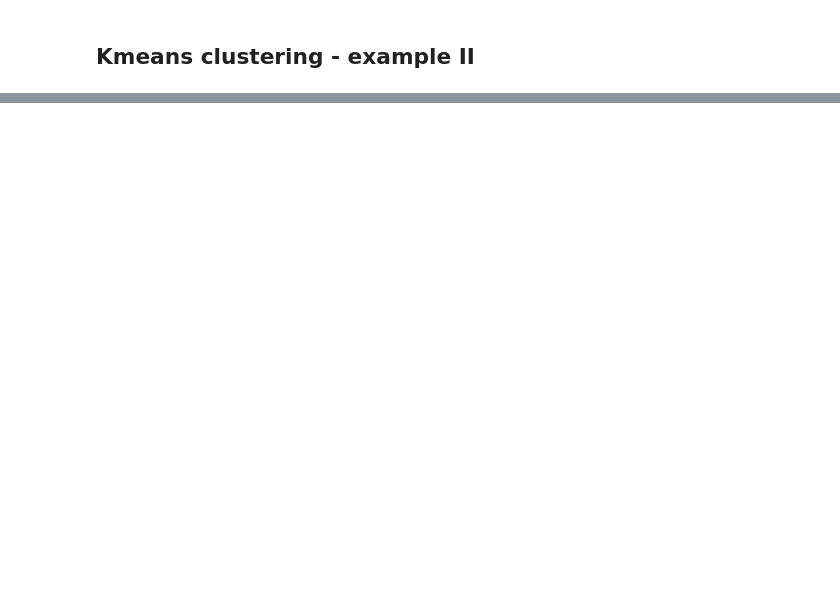
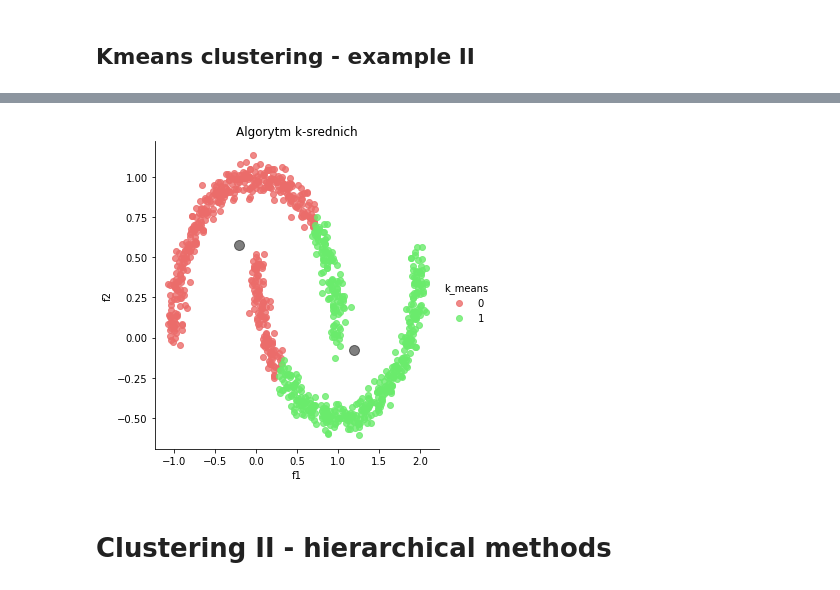
Before and after one commit to Marcin279/Machine_Learning, a Jupyter notebook: lab6_clustering/Clustering.ipynb, the cells around one changed output, grey strips where cells are left out. Drawn from its saved outputs; the diff is of its cells as text; code cells hidden in the pictures; blank space fills up the shorter version.

```diff
--- a/lab6_clustering/Clustering.ipynb
+++ b/lab6_clustering/Clustering.ipynb
@@ -145,0 +195,25 @@ kmeans_2.inertia_
+# %%
+from sklearn.datasets import make_moons
+import seaborn as sns
+import pandas as pd
+
+# Creating a dataset using make_moons
+X, y = make_moons(1000, noise=.05, random_state=0)
+
+X_moon = pd.DataFrame(X, columns=['f1', 'f2'])
+
+#TODO: KMeans
+moons_KMeans_model = KMeans(init='k-means++', n_clusters=2)
+moons_KMeans_model.fit(X, y)
+y_moons_kmeans_predict = moons_KMeans_model.predict(X)
+moons_centers = moons_KMeans_model.cluster_centers_
+# %%
+# Plot
+X_moon['k_means'] = y_moons_kmeans_predict
+sns.lmplot(data=X_moon, x='f1', y='f2', fit_reg=False, hue = 'k_means', palette = ['#eb6c6a', '#6aeb6c']).set(title='Algorytm k-srednich')
+plt.scatter(moons_centers[:, 0], moons_centers[:, 1], c='black', s=100, alpha=0.5)
+plt.show()
+# %% [output]
+[figure, added]
+# %% [markdown]
+# Clustering II - hierarchical methods
```
Also changed, not shown: parts of 56 cells of this notebook.
